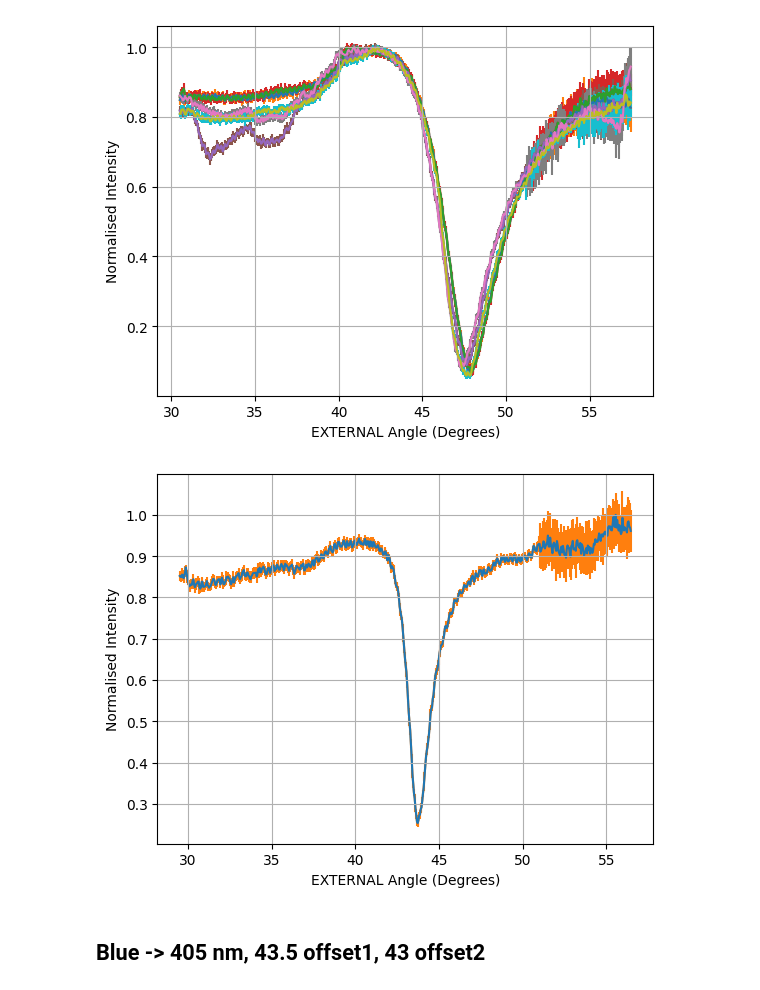
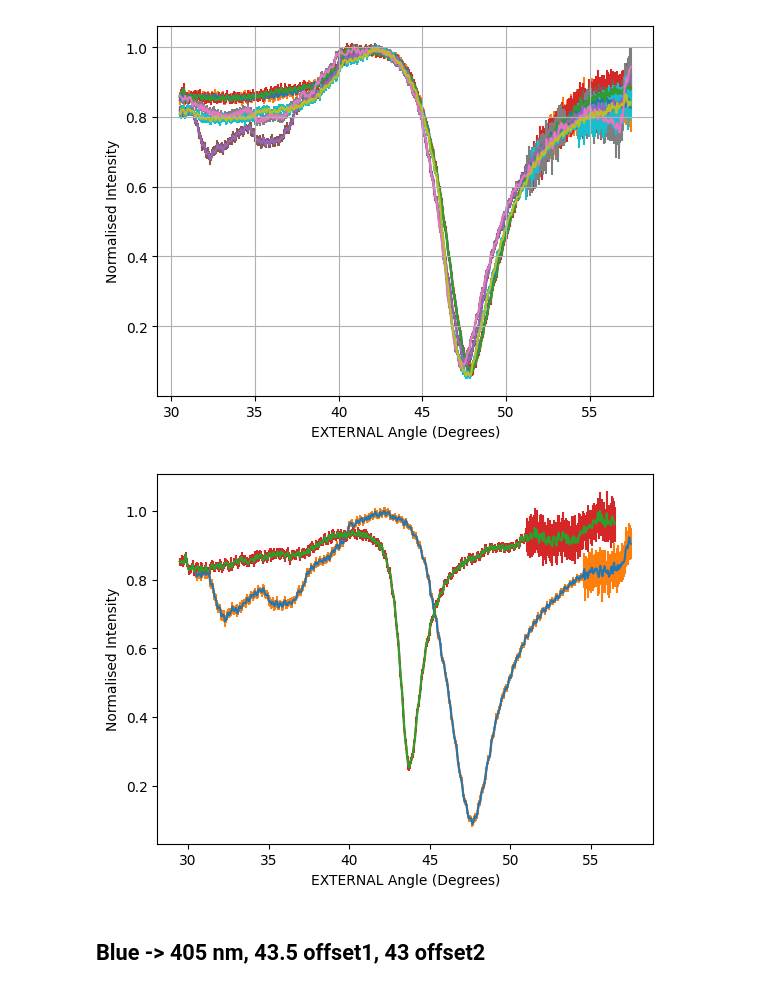
Before and after one commit to daraghhollman/UCD_PASS_Labs, a Jupyter notebook: Surface_Plasmons/Python/surfacePlasmonsAnalysis.ipynb, the cells around one changed output. Saved outputs shown, nothing was run; the diff lists cells and outputs as text; code cells hidden in the pictures.

```diff
--- a/Surface_Plasmons/Python/surfacePlasmonsAnalysis.ipynb
+++ b/Surface_Plasmons/Python/surfacePlasmonsAnalysis.ipynb
@@ -166,10 +166,10 @@ for file in fileListGreen:
 # %% [output]
 [figure]
 # %%
-#PlotFile("day4_GREEN/day4Green1.txt", offset=30.5)
-PlotFile("13nm/green/green01.txt", offset=29.5)
+PlotFile("10nm/green/green01.txt", offset=30.15)
+PlotFile("13nm/green/green01.txt", offset=30.15)
 # %% [output]
-[figure, old version]
+[figure, new version]
 # %% [markdown]
 ## Blue -> 405 nm, 43.5 offset1, 43 offset2
 # %%
```
Also changed, not shown: parts of 2 cells of this notebook, 22 other files.
